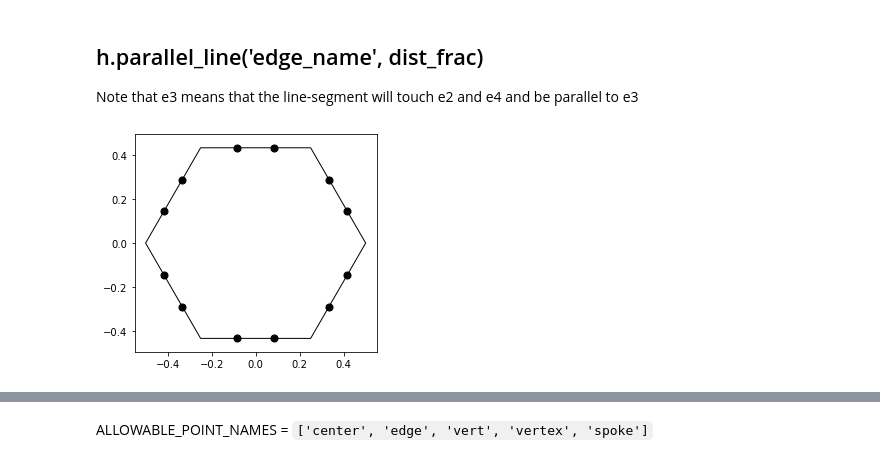
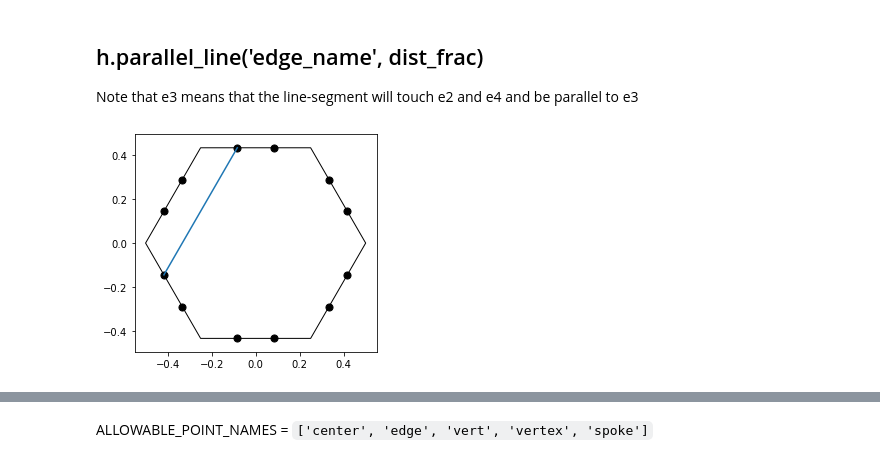
Before and after one commit to Ram-N/hexagons, a Jupyter notebook: D4_Documentation_Hexagon_Lines.ipynb, the cells around one changed output, grey strips where cells are left out. Cells and saved outputs as stored; diff of their text form; code cells hidden in the pictures.

Commit message:
20_example_point_coord_system. Cleaned up utility functions. added plot_points().

```diff
--- a/D4_Documentation_Hexagon_Lines.ipynb
+++ b/D4_Documentation_Hexagon_Lines.ipynb
@@ -107,14 +115,15 @@ Note that e3 means that the line-segment will touch e2 and e4 and be parallel to
 # %%
 h = Hex(0, 0, size=0.5)
 h.render(fc='none', color='k')
 
-dist=0.7
-h.line(start_point='e2', end_point='e4', start_pos=dist, end_pos=(1-dist), color='m')
+h.render_parallel_line('e2', 1/3)
+
+#h.line(start_point='e2', end_point='e4', start_pos=1-dist, end_pos=dist)
 
 xys = h.point('edge', action='trisect', index=None)
 for p in xys:
-    plt.scatter(*p, color='k', s=50)
+    plt.scatter(p[0],p[1], color='k', s=50)
 
 plt.axis('scaled');
 # %% [output]
-[figure, old version]
+[figure, new version]
```
Also changed, not shown: parts of 2 cells of this notebook, 22 other files.
